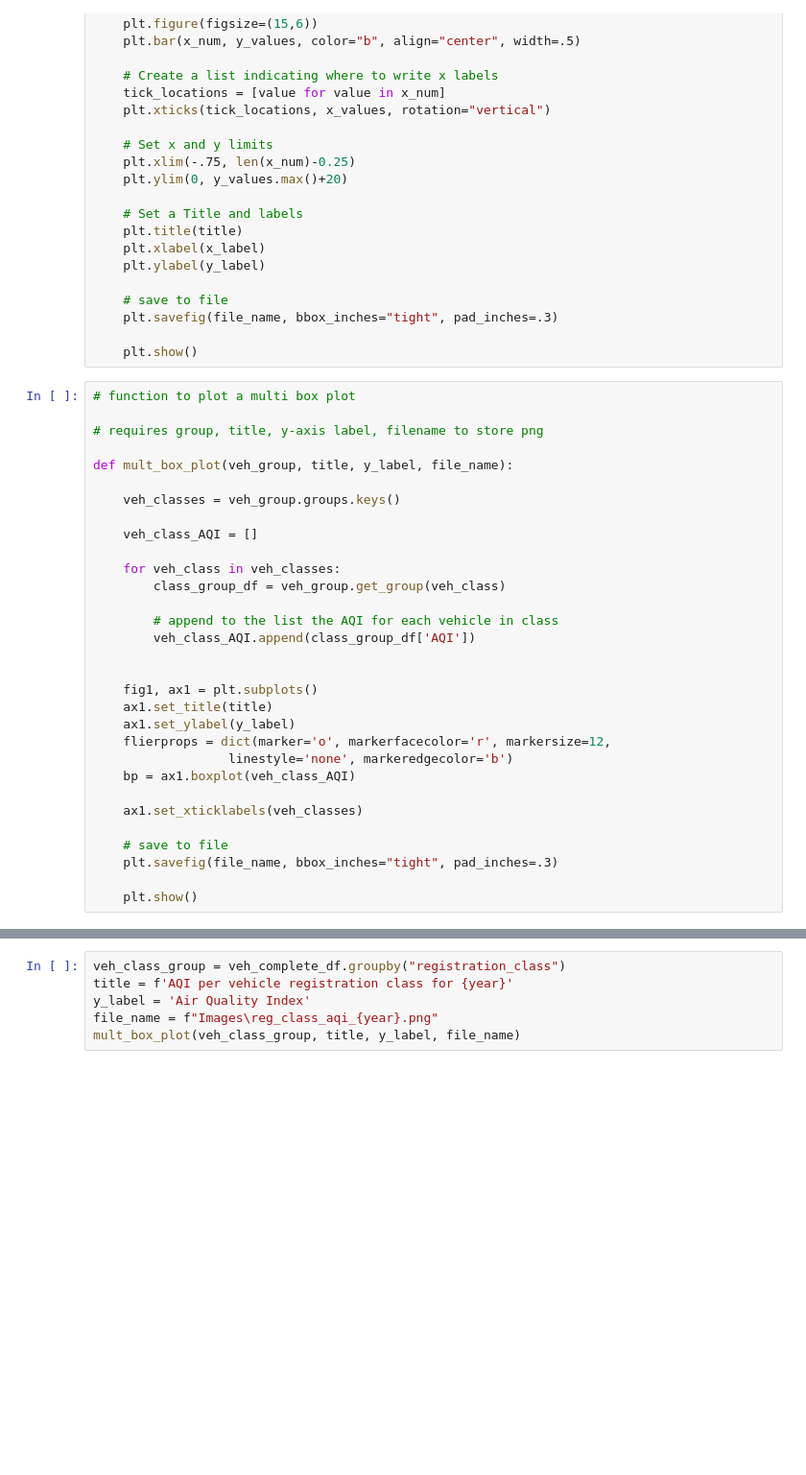
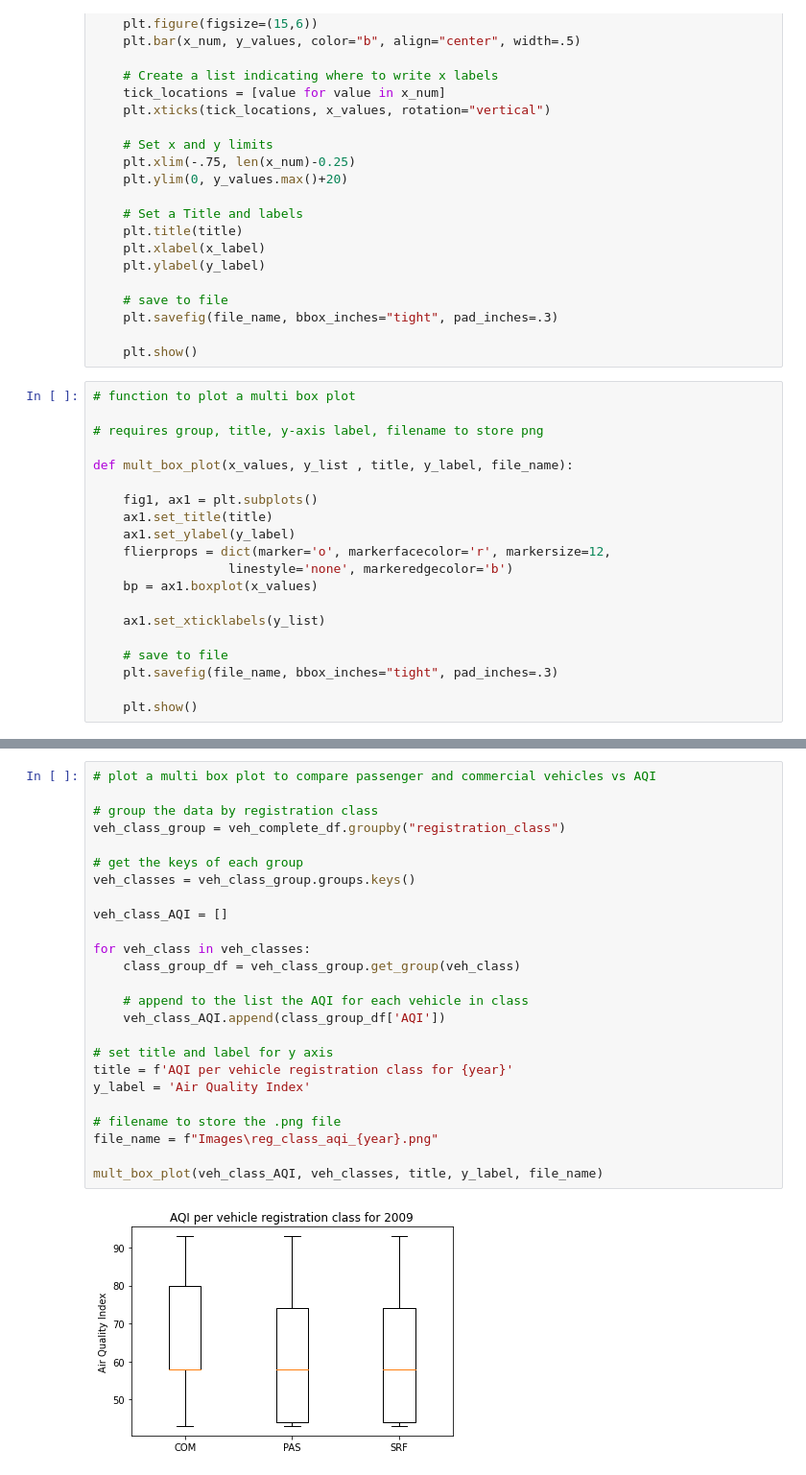
Before and after one commit to paloni-dotcom/Se7en, a Jupyter notebook: age_of_cars.ipynb, the cells around one changed output, grey strips where cells are left out. Shown at 96% size. Saved outputs shown, nothing was run; the diff lists cells and outputs as text; blank space fills up the shorter version.

```diff
--- a/age_of_cars.ipynb
+++ b/age_of_cars.ipynb
@@ -151,27 +151,16 @@ def bar_chart(x_values, y_values, title, x_label, y_label, file_name):
 
 # requires group, title, y-axis label, filename to store png
 
-def mult_box_plot(veh_group, title, y_label, file_name):
-
-    veh_classes = veh_group.groups.keys()
-
-    veh_class_AQI = []
-
-    for veh_class in veh_classes:
-        class_group_df = veh_group.get_group(veh_class)
-
-        # append to the list the AQI for each vehicle in class
-        veh_class_AQI.append(class_group_df['AQI'])
-
+def mult_box_plot(x_values, y_list , title, y_label, file_name):
 
     fig1, ax1 = plt.subplots()
     ax1.set_title(title)
     ax1.set_ylabel(y_label)
     flierprops = dict(marker='o', markerfacecolor='r', markersize=12,
                   linestyle='none', markeredgecolor='b')
-    bp = ax1.boxplot(veh_class_AQI)
+    bp = ax1.boxplot(x_values)
 
-    ax1.set_xticklabels(veh_classes)
+    ax1.set_xticklabels(y_list)
 
     # save to file
     plt.savefig(file_name, bbox_inches="tight", pad_inches=.3)
@@ -225,6 +264,27 @@ bar_chart(veh_body_type_df['Body Description'], veh_body_type_df['AQI'], title,
-# %%
-veh_class_group = veh_complete_df.groupby("registration_class")
-title = f'AQI per vehicle registration class for {year}'
-y_label = 'Air Quality Index'
-file_name = f"Images\reg_class_aqi_{year}.png"
-mult_box_plot(veh_class_group, title, y_label, file_name)
+# %%
+# plot a multi box plot to compare passenger and commercial vehicles vs AQI
+
+# group the data by registration class
+veh_class_group = veh_complete_df.groupby("registration_class")
+
+# get the keys of each group
+veh_classes = veh_class_group.groups.keys()
+
+veh_class_AQI = []
+
+for veh_class in veh_classes:
+    class_group_df = veh_class_group.get_group(veh_class)
+
+    # append to the list the AQI for each vehicle in class
+    veh_class_AQI.append(class_group_df['AQI'])
+
+# set title and label for y axis
+title = f'AQI per vehicle registration class for {year}'
+y_label = 'Air Quality Index'
+
+# filename to store the .png file
+file_name = f"Images\reg_class_aqi_{year}.png"
+
+mult_box_plot(veh_class_AQI, veh_classes, title, y_label, file_name)
+# %% [output]
+[figure, added]
```
Also changed, not shown: parts of 6 cells of this notebook.
